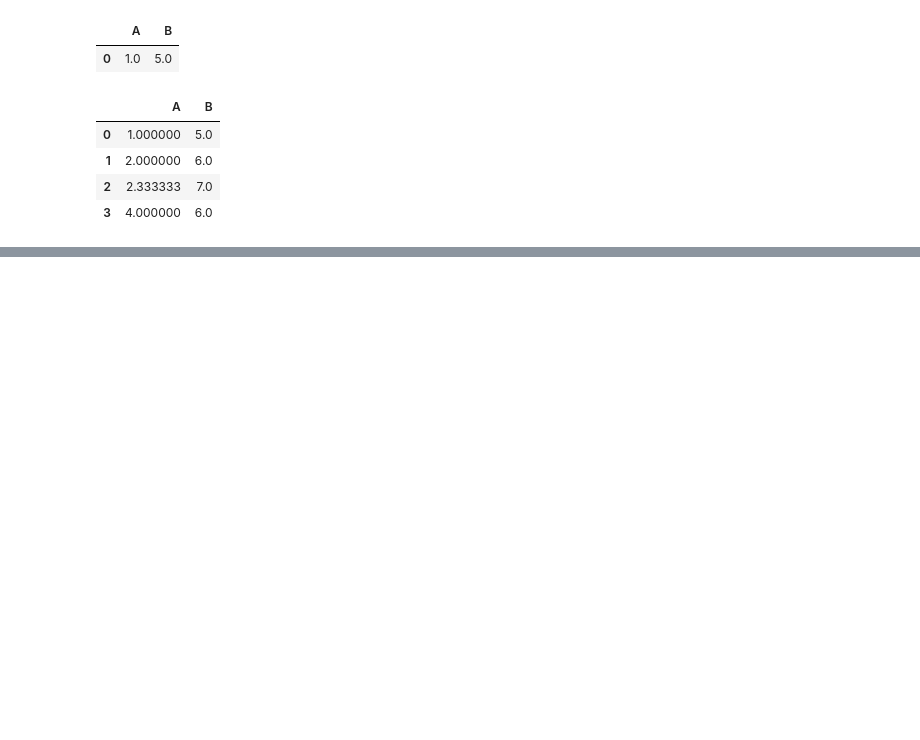
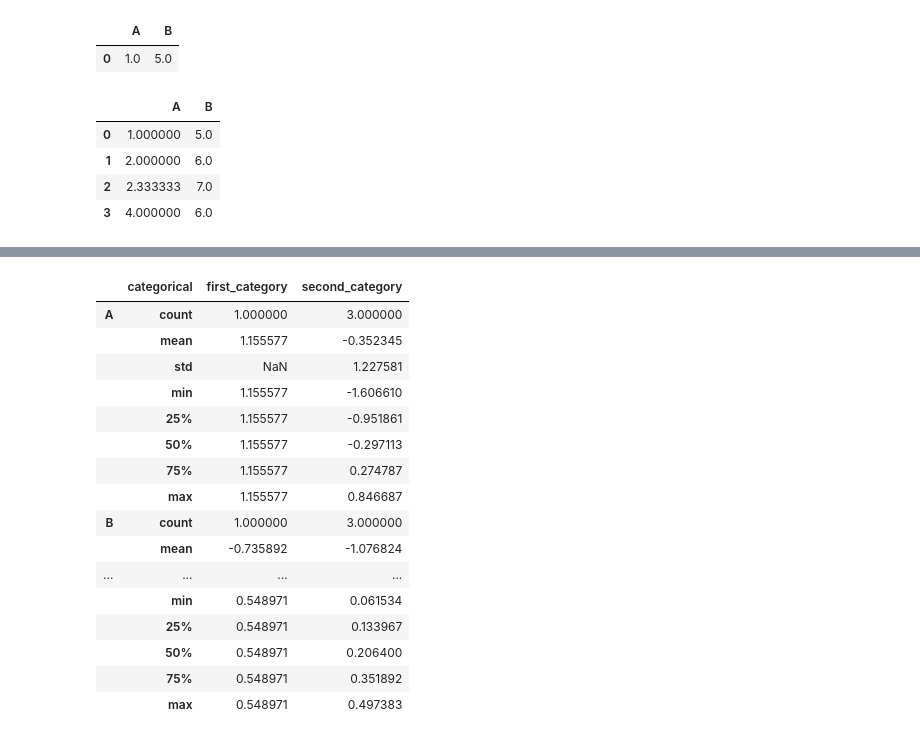
Before and after one commit to mahesh-keswani/ML-DL-FromBasicsToAdvance, a Jupyter notebook: pandas_basics/dataframe-basics.ipynb, the cells around one changed output, grey strips where cells are left out. Saved outputs shown, nothing was run; the diff lists cells and outputs as text; code cells hidden in the pictures; blank space fills up the shorter version.

Commit message:
added the groupby and some ways to make it more intuitive

```diff
--- a/pandas_basics/dataframe-basics.ipynb
+++ b/pandas_basics/dataframe-basics.ipynb
@@ -353,0 +383,21 @@ nan_df.fillna(value = nan_df.mean())
+# %%
+# the above will be more intuitive if we transposed it
+df.groupby('categorical').describe().transpose()
+# %% [output]
+|  | categorical | first_category | second_category |
+| A | count | 1.000000 | 3.000000 |
+|  | mean | 1.155577 | -0.352345 |
+|  | std | NaN | 1.227581 |
+|  | min | 1.155577 | -1.606610 |
+|  | 25% | 1.155577 | -0.951861 |
+|  | 50% | 1.155577 | -0.297113 |
+|  | 75% | 1.155577 | 0.274787 |
+|  | max | 1.155577 | 0.846687 |
+| B | count | 1.000000 | 3.000000 |
+|  | mean | -0.735892 | -1.076824 |
+| ... | ... | ... | ... |
+|  | min | 0.548971 | 0.061534 |
+|  | 25% | 0.548971 | 0.133967 |
+|  | 50% | 0.548971 | 0.206400 |
+|  | 75% | 0.548971 | 0.351892 |
+|  | max | 0.548971 | 0.497383 |
```
Also changed, not shown: parts of 27 cells of this notebook.
